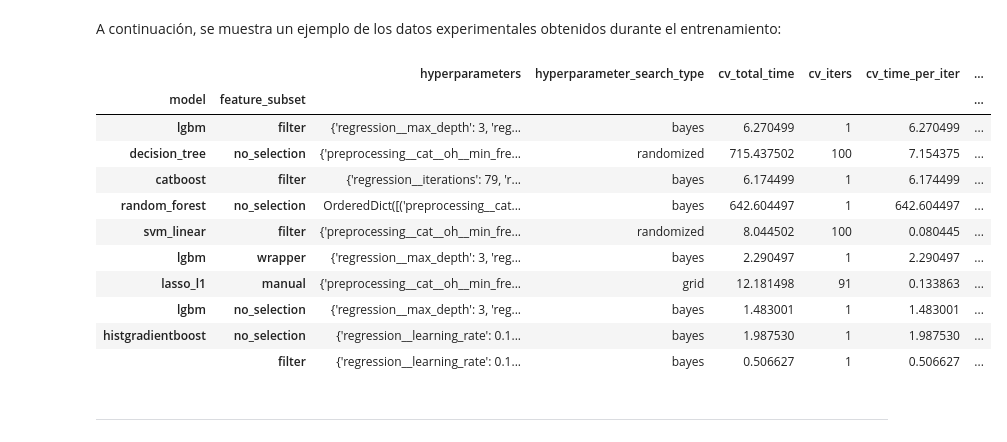
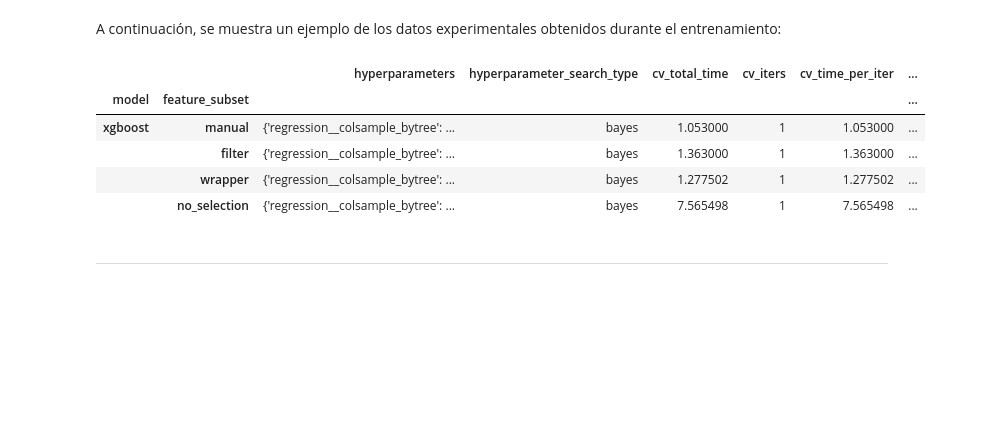
Before and after one commit to MoonDollLuna/cidaen_m5_thesis, a Jupyter notebook: WiDS Datathon 2024 C2 - Part 2 (Regression Models).ipynb, the cells around one changed output. Saved outputs shown, nothing was run; the diff lists cells and outputs as text; code cells hidden in the pictures; blank space fills up the shorter version.

```diff
--- a/WiDS Datathon 2024 C2 - Part 2 (Regression Models).ipynb
+++ b/WiDS Datathon 2024 C2 - Part 2 (Regression Models).ipynb
@@ -2206,7 +2208,7 @@ print(f"Models with Random CV: {randomized_cv_models}")
 # Perform hyperparameter search of these methods
 trained_models, dict_training_results = hyperparameter_search(
     #model_list=randomized_cv_models,
-    model_list=["decision_tree", "svm_linear"],
+    model_list=["svm_linear"],
     model_pipelines=model_pipelines,
     n_iters=1,
     search_type="randomized",
@@ -2262,7 +2254,7 @@ print(f"Models with Bayes CV: {bayes_cv_models}")
 # Perform hyperparameter search of these methods
 trained_models, dict_training_results = hyperparameter_search(
     #model_list=bayes_cv_models,
-    model_list=["random_forest", "lgbm", "catboost"],
+    model_list=["random_forest", "lgbm", "catboost", "xgboost"],
     model_pipelines=model_pipelines,
     n_iters=1,
     search_type="bayes",
@@ -2340,20 +2342,14 @@ else:
 A continuación, se muestra un ejemplo de los datos experimentales obtenidos durante el entrenamiento:
 # %%
 # Display the training results to ensure proper format
-display(df_training_results.sample(10))
+display(df_training_results)
 # %% [output]
 |  |  | hyperparameters | hyperparameter_search_type | cv_total_time | cv_iters | cv_time_per_iter | ... |
 | model | feature_subset |  |  |  |  |  | ... |
-| lgbm | filter | {'regression__max_depth': 3, 'reg... | bayes | 6.270499 | 1 | 6.270499 | ... |
-| decision_tree | no_selection | {'preprocessing__cat__oh__min_fre... | randomized | 715.437502 | 100 | 7.154375 | ... |
-| catboost | filter | {'regression__iterations': 79, 'r... | bayes | 6.174499 | 1 | 6.174499 | ... |
-| random_forest | no_selection | OrderedDict([('preprocessing__cat... | bayes | 642.604497 | 1 | 642.604497 | ... |
-| svm_linear | filter | {'preprocessing__cat__oh__min_fre... | randomized | 8.044502 | 100 | 0.080445 | ... |
-| lgbm | wrapper | {'regression__max_depth': 3, 'reg... | bayes | 2.290497 | 1 | 2.290497 | ... |
-| lasso_l1 | manual | {'preprocessing__cat__oh__min_fre... | grid | 12.181498 | 91 | 0.133863 | ... |
-| lgbm | no_selection | {'regression__max_depth': 3, 'reg... | bayes | 1.483001 | 1 | 1.483001 | ... |
-| histgradientboost | no_selection | {'regression__learning_rate': 0.1... | bayes | 1.987530 | 1 | 1.987530 | ... |
-|  | filter | {'regression__learning_rate': 0.1... | bayes | 0.506627 | 1 | 0.506627 | ... |
+| xgboost | manual | {'regression__colsample_bytree': ... | bayes | 1.053000 | 1 | 1.053000 | ... |
+|  | filter | {'regression__colsample_bytree': ... | bayes | 1.363000 | 1 | 1.363000 | ... |
+|  | wrapper | {'regression__colsample_bytree': ... | bayes | 1.277502 | 1 | 1.277502 | ... |
+|  | no_selection | {'regression__colsample_bytree': ... | bayes | 7.565498 | 1 | 7.565498 | ... |
 # %% [markdown]
 ---
 # %% [markdown]
```
Also changed, not shown: parts of 7 cells of this notebook.
